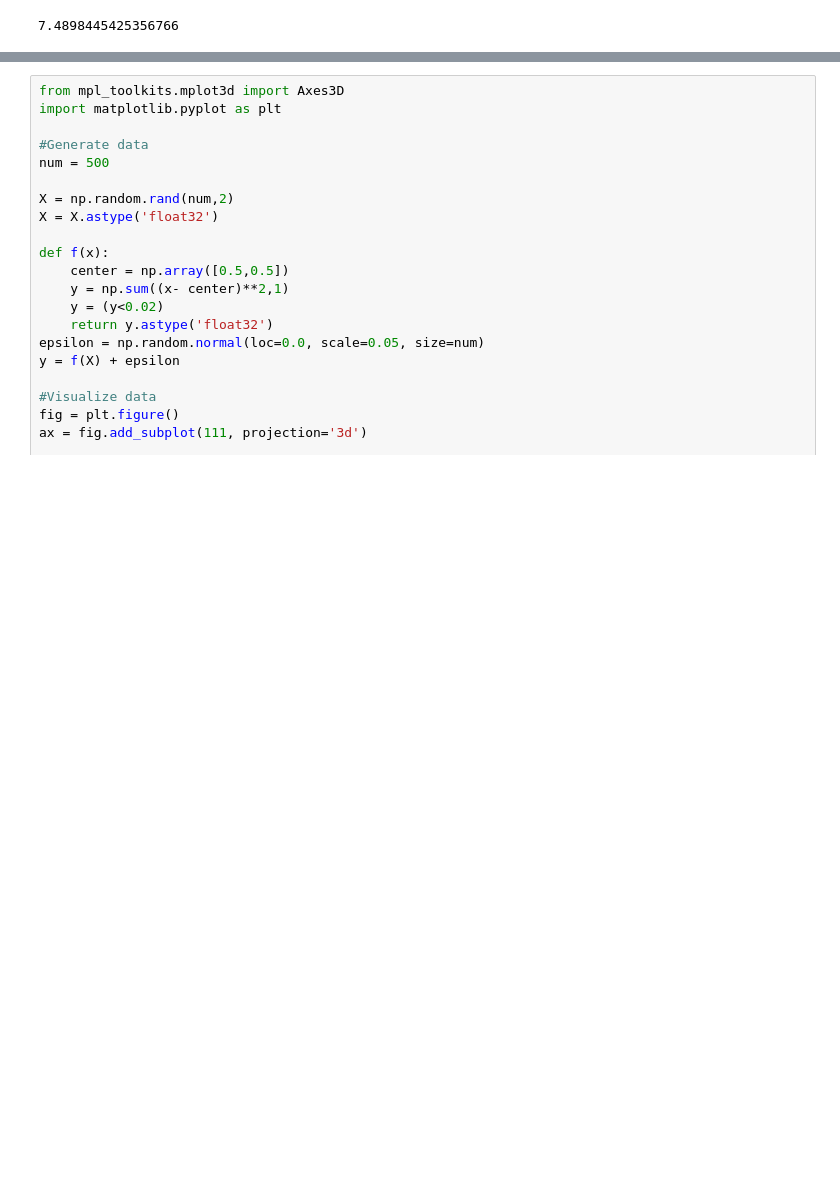
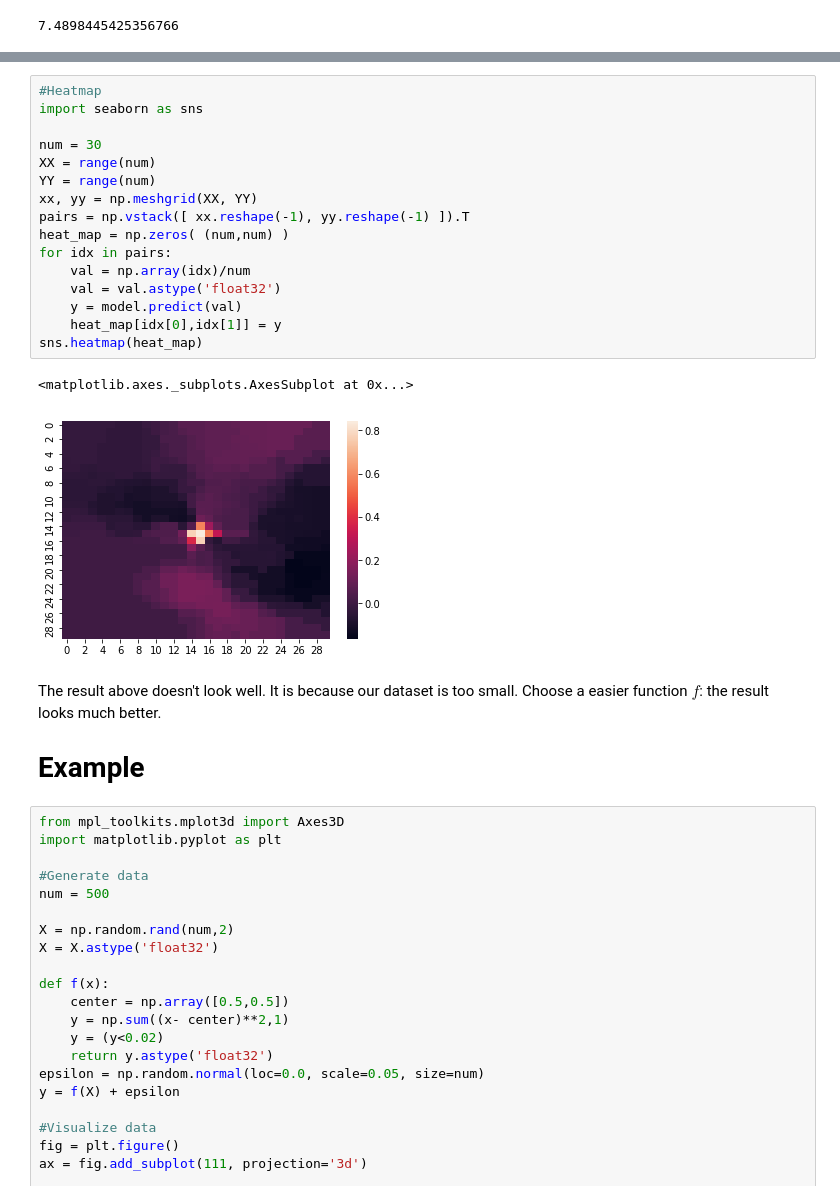
Before and after one commit to mshaocong/npreg, a Jupyter notebook: K-NN-FL/example.ipynb, the cells around one changed output, grey strips where cells are left out. Drawn from its saved outputs; the diff is of its cells as text; blank space fills up the shorter version.

Commit message:
New Example
Add a new example.

```diff
--- a/K-NN-FL/example.ipynb
+++ b/K-NN-FL/example.ipynb
@@ -22,3 +149,26 @@ model.predict(x)
+# %%
+#Heatmap
+import seaborn as sns
+
+num = 30
+XX = range(num)
+YY = range(num)
+xx, yy = np.meshgrid(XX, YY)
+pairs = np.vstack([ xx.reshape(-1), yy.reshape(-1) ]).T
+heat_map = np.zeros( (num,num) )
+for idx in pairs:
+    val = np.array(idx)/num
+    val = val.astype('float32')
+    y = model.predict(val)
+    heat_map[idx[0],idx[1]] = y
+sns.heatmap(heat_map)
+# %% [output]
+<matplotlib.axes._subplots.AxesSubplot at 0x...>
+[figure, added]
+# %% [markdown]
+The result above doesn't look well. It is because our dataset is too small. Choose a easier function $f$: the result looks much better.
+
+# Example
 # %%
 from mpl_toolkits.mplot3d import Axes3D
 import matplotlib.pyplot as plt
```
Also changed, not shown: parts of 9 cells of this notebook, 2 other files.
